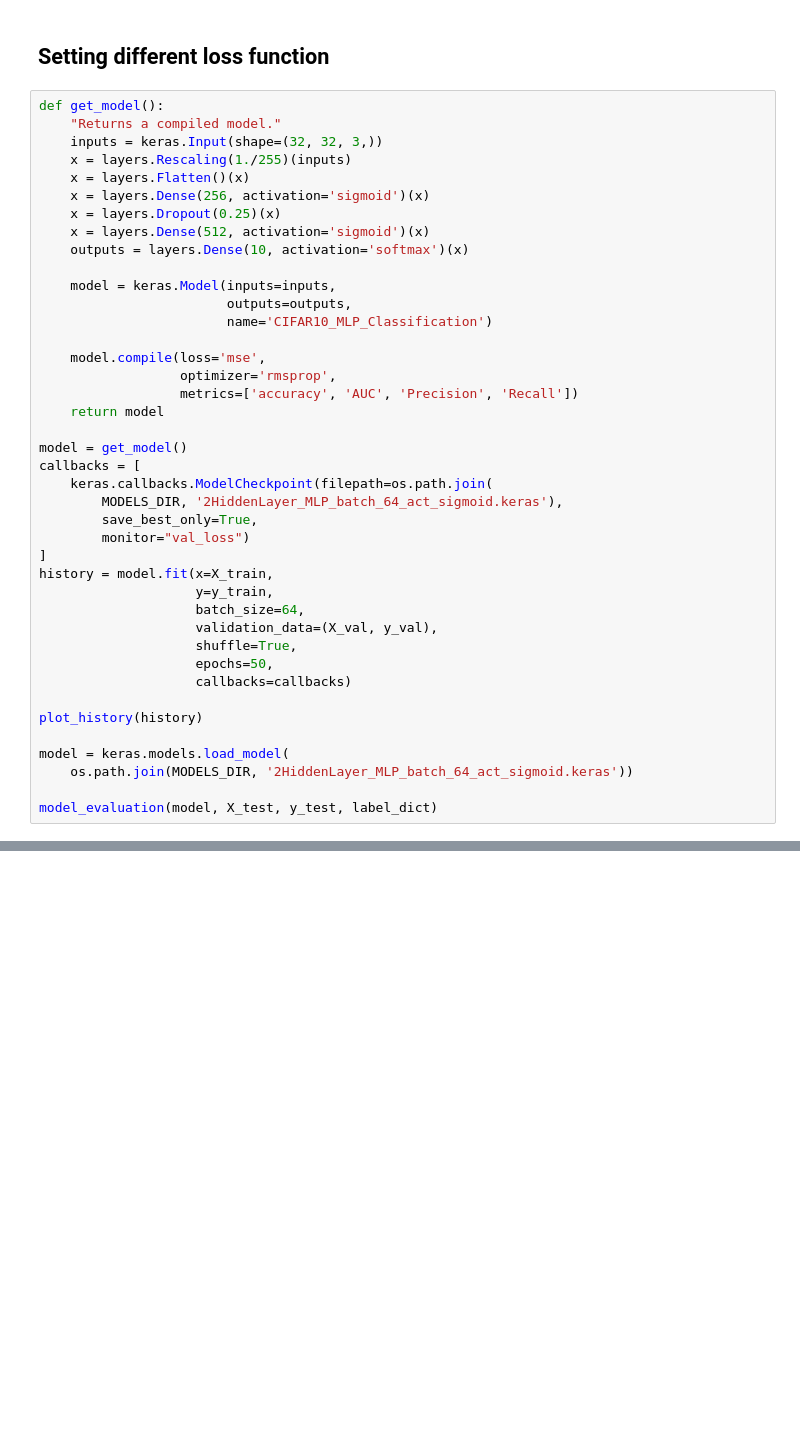
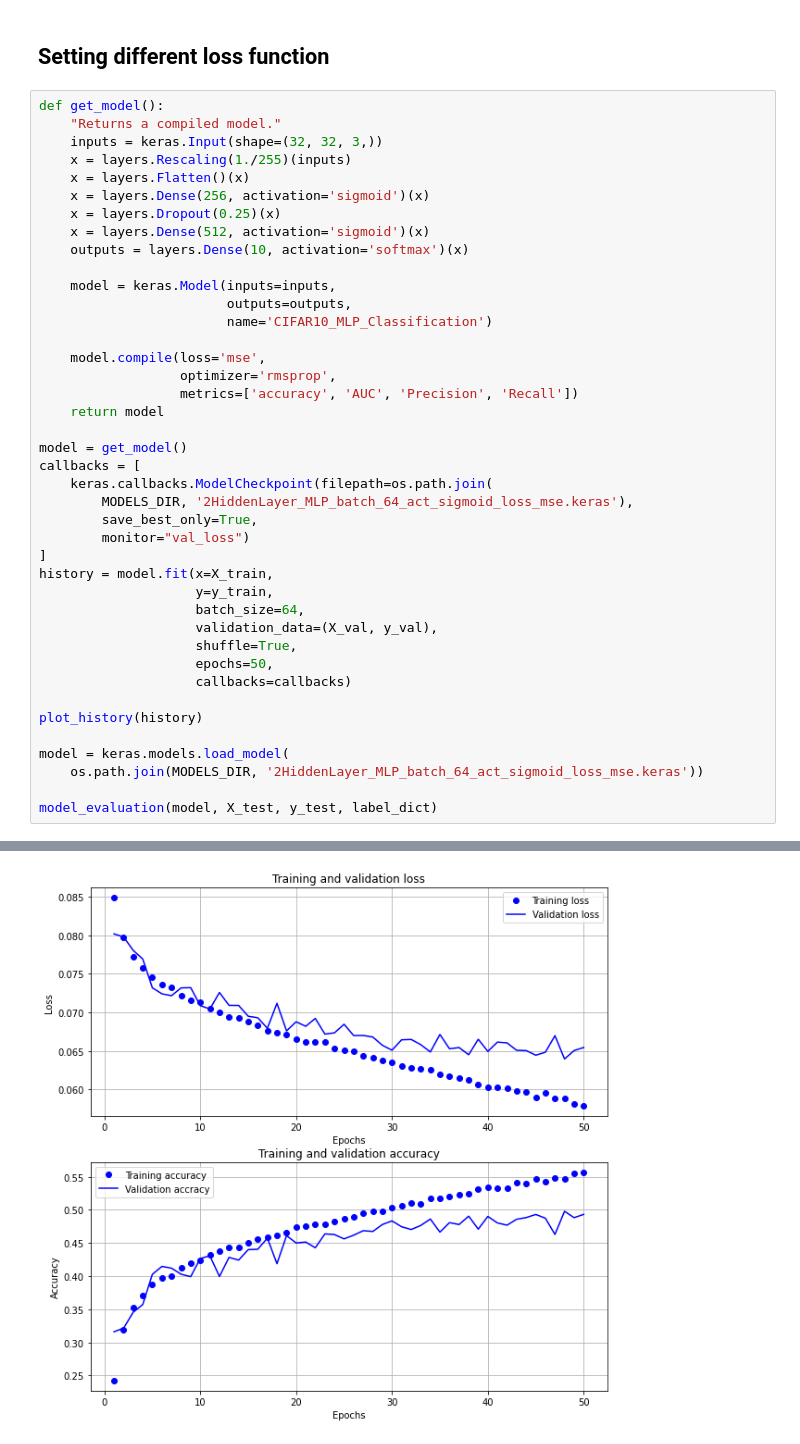
Before and after one commit to ErfanRasti/MachineLearningProjects, a Jupyter notebook: NeuralNetworks/CIFAR10Classification.ipynb, the cells around one changed output, grey strips where cells are left out. Saved outputs shown, nothing was run; the diff lists cells and outputs as text; blank space fills up the shorter version.

Commit message:
Training the model with google colab

```diff
--- a/NeuralNetworks/CIFAR10Classification.ipynb
+++ b/NeuralNetworks/CIFAR10Classification.ipynb
@@ -563,7 +563,7 @@ def get_model():
 model = get_model()
 callbacks = [
     keras.callbacks.ModelCheckpoint(filepath=os.path.join(
-        MODELS_DIR, '2HiddenLayer_MLP_batch_64_act_sigmoid.keras'),
+        MODELS_DIR, '2HiddenLayer_MLP_batch_64_act_sigmoid_loss_mse.keras'),
         save_best_only=True,
         monitor="val_loss")
 ]
@@ -578,6 +578,7 @@ history = model.fit(x=X_train,
 plot_history(history)
 
 model = keras.models.load_model(
-    os.path.join(MODELS_DIR, '2HiddenLayer_MLP_batch_64_act_sigmoid.keras'))
+    os.path.join(MODELS_DIR, '2HiddenLayer_MLP_batch_64_act_sigmoid_loss_mse.keras'))
 
 model_evaluation(model, X_test, y_test, label_dict)
+# %% [output]
@@ -583,0 +602 @@ model_evaluation(model, X_test, y_test, label_dict)
+[figure, added]
```
Also changed, not shown: parts of 1 cell of this notebook.
